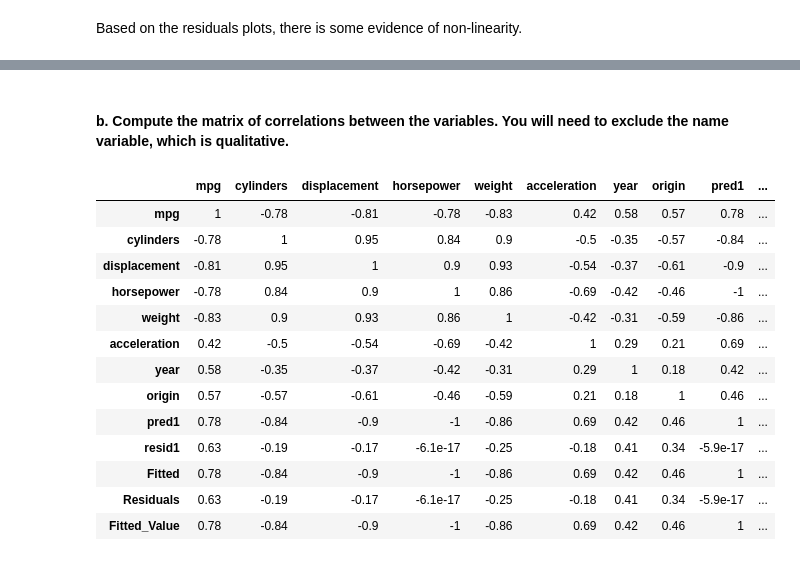
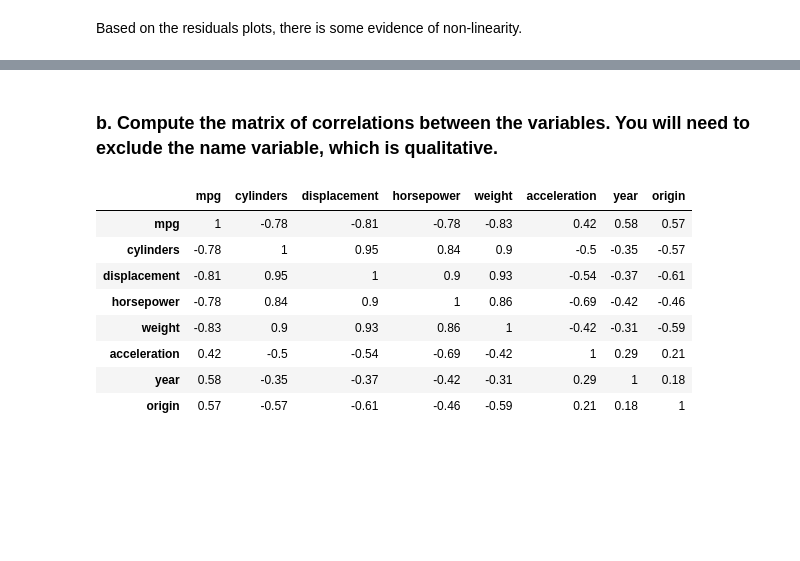
Before and after one commit to YYingH/ISLR_Python, a Jupyter notebook: Exercise_Chapter3.ipynb, the cells around one changed output, grey strips where cells are left out. Saved outputs shown, nothing was run; the diff lists cells and outputs as text; code cells hidden in the pictures; blank space fills up the shorter version.

```diff
--- a/Exercise_Chapter3.ipynb
+++ b/Exercise_Chapter3.ipynb
@@ -99,20 +99,16 @@ sns.pairplot(auto[['mpg','cylinders','displacement','horsepower','weight','accel
 # %% [markdown]
-#### b. Compute the matrix of correlations between the variables. You will need to exclude the name variable, which is qualitative.
+### b. Compute the matrix of correlations between the variables. You will need to exclude the name variable, which is qualitative.
 # %%
+auto = pd.read_csv("Data/Auto.csv", na_values='?').dropna()
 corr = auto.corr()
 corr.style.background_gradient(cmap='coolwarm', axis=None).set_precision(2)
 # %% [output]
-|  | mpg | cylinders | displacement | horsepower | weight | acceleration | year | origin | pred1 | ... |
-| mpg | 1 | -0.78 | -0.81 | -0.78 | -0.83 | 0.42 | 0.58 | 0.57 | 0.78 | ... |
-| cylinders | -0.78 | 1 | 0.95 | 0.84 | 0.9 | -0.5 | -0.35 | -0.57 | -0.84 | ... |
-| displacement | -0.81 | 0.95 | 1 | 0.9 | 0.93 | -0.54 | -0.37 | -0.61 | -0.9 | ... |
-| horsepower | -0.78 | 0.84 | 0.9 | 1 | 0.86 | -0.69 | -0.42 | -0.46 | -1 | ... |
-| weight | -0.83 | 0.9 | 0.93 | 0.86 | 1 | -0.42 | -0.31 | -0.59 | -0.86 | ... |
-| acceleration | 0.42 | -0.5 | -0.54 | -0.69 | -0.42 | 1 | 0.29 | 0.21 | 0.69 | ... |
-| year | 0.58 | -0.35 | -0.37 | -0.42 | -0.31 | 0.29 | 1 | 0.18 | 0.42 | ... |
-| origin | 0.57 | -0.57 | -0.61 | -0.46 | -0.59 | 0.21 | 0.18 | 1 | 0.46 | ... |
-| pred1 | 0.78 | -0.84 | -0.9 | -1 | -0.86 | 0.69 | 0.42 | 0.46 | 1 | ... |
-| resid1 | 0.63 | -0.19 | -0.17 | -6.1e-17 | -0.25 | -0.18 | 0.41 | 0.34 | -5.9e-17 | ... |
-| Fitted | 0.78 | -0.84 | -0.9 | -1 | -0.86 | 0.69 | 0.42 | 0.46 | 1 | ... |
-| Residuals | 0.63 | -0.19 | -0.17 | -6.1e-17 | -0.25 | -0.18 | 0.41 | 0.34 | -5.9e-17 | ... |
-| Fitted_Value | 0.78 | -0.84 | -0.9 | -1 | -0.86 | 0.69 | 0.42 | 0.46 | 1 | ... |
+|  | mpg | cylinders | displacement | horsepower | weight | acceleration | year | origin |
+| mpg | 1 | -0.78 | -0.81 | -0.78 | -0.83 | 0.42 | 0.58 | 0.57 |
+| cylinders | -0.78 | 1 | 0.95 | 0.84 | 0.9 | -0.5 | -0.35 | -0.57 |
+| displacement | -0.81 | 0.95 | 1 | 0.9 | 0.93 | -0.54 | -0.37 | -0.61 |
+| horsepower | -0.78 | 0.84 | 0.9 | 1 | 0.86 | -0.69 | -0.42 | -0.46 |
+| weight | -0.83 | 0.9 | 0.93 | 0.86 | 1 | -0.42 | -0.31 | -0.59 |
+| acceleration | 0.42 | -0.5 | -0.54 | -0.69 | -0.42 | 1 | 0.29 | 0.21 |
+| year | 0.58 | -0.35 | -0.37 | -0.42 | -0.31 | 0.29 | 1 | 0.18 |
+| origin | 0.57 | -0.57 | -0.61 | -0.46 | -0.59 | 0.21 | 0.18 | 1 |
```
Also changed, not shown: parts of 17 cells of this notebook.
